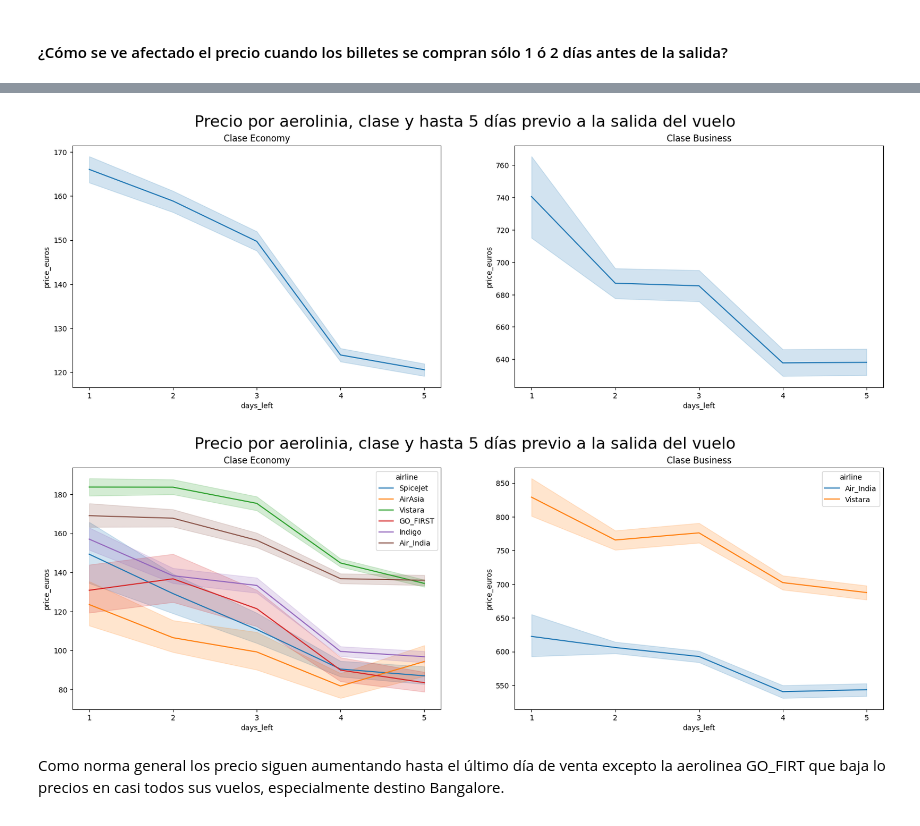
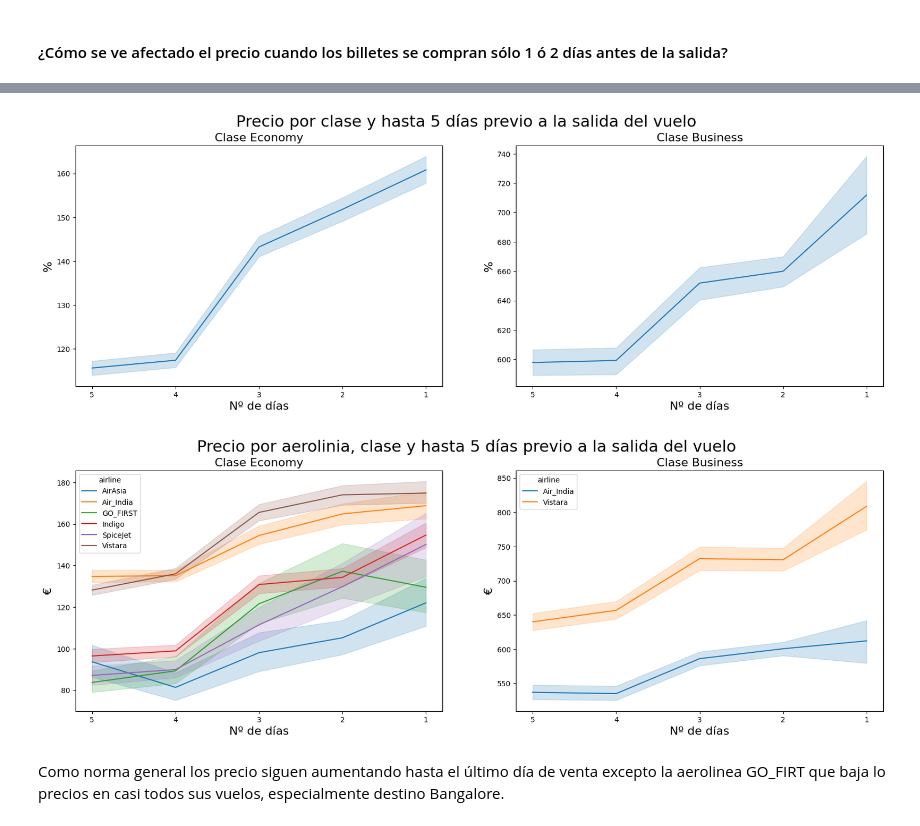
Before and after one commit to javlopsan/databootcamp, a Jupyter notebook: EDA/memoria_EDA.ipynb, the cells around one changed output, grey strips where cells are left out. Saved outputs shown, nothing was run; the diff lists cells and outputs as text; code cells hidden in the pictures.

```diff
--- a/EDA/memoria_EDA.ipynb
+++ b/EDA/memoria_EDA.ipynb
@@ -160,0 +211,21 @@ df.head(5)
+# %%
+# Creamos el campo price_euros
+df['price_euros']=df['price']/88
+# %%
+# damos orden a los horarios de salidas y llegadas
+
+turnos=[ 'Early_Morning', 'Morning','Afternoon', 'Evening', 'Night',
+       'Late_Night']
+
+rt=list(enumerate(turnos))
+orden_turnos=[]
+for i in range(len(rt)):
+       orden_turnos.append(str(rt[i][0]+1)+'-'+str(rt[i][1]))
+orden_turnos
+
+dict_turnos = dict(zip(turnos, orden_turnos))
+df['departure_time']=df['departure_time'].replace(dict_turnos)
+
+df['arrival_time']=df['arrival_time'].replace(dict_turnos)
+
+df.head()
@@ -160,0 +282,4 @@ df.head(5)
+# %%
+
+df=df.groupby(['airline', 'flight', 'source_city', 'departure_time', 'stops','arrival_time', 'destination_city', 'class', 'days_left'],as_index=False)['price_euros'].min()
+df.shape
@@ -217,26 +384,43 @@ ax[1].set(title="Clase Business");
 # %%
+temp=df[df['days_left']<6].loc[:,('days_left','class','price_euros')]
+
 
 fig,ax=plt.subplots(1,2,figsize=(20,6))
-g1=sns.lineplot(x='days_left',y='price_euros',data=df[(df['days_left']<6) & (df['class']=='Economy')],ax=ax[0])
-g2=sns.lineplot(x='days_left',y='price_euros',data=df[(df['days_left']<6) & (df['class']=='Business')],ax=ax[1])
-fig.suptitle("Precio por aerolinia, clase y hasta 5 días previo a la salida del vuelo",fontsize=22)
-ax[0].set(title="Clase Economy")
-ax[1].set(title="Clase Business")
+g1=sns.lineplot(x='days_left',y='price_euros',data=temp[temp['class']=='Economy'],ax=ax[0])
+g2=sns.lineplot(x='days_left',y='price_euros',data=temp[temp['class']=='Business'],ax=ax[1])
+fig.suptitle("Precio por clase y hasta 5 días previo a la salida del vuelo",fontsize=22)
+ax[0].set_title("Clase Economy",fontsize=16)
+ax[1].set_title("Clase Business",fontsize=16)
+ax[0].set_ylabel('%',fontsize=16)
+ax[1].set_ylabel('%',fontsize=16)
+ax[0].set_xlabel('Nº de días',fontsize=16)
+ax[1].set_xlabel('Nº de días',fontsize=16)
 ax[0].set(xticks=([1,2,3,4,5]))
-ax[1].set(xticks=([1,2,3,4,5]));
+ax[1].set(xticks=([1,2,3,4,5]))
+g1.invert_xaxis()
+g2.invert_xaxis();
 # %% [output]
-[figure, old version]
+[figure, new version]
 # %%
+temp=df[df['days_left']<6].loc[:,('days_left','airline','class','price_euros')]
+
+
 fig,ax=plt.subplots(1,2,figsize=(20,6))
-g1=sns.lineplot(x='days_left',y='price_euros',data=df[(df['days_left']<6) & (df['class']=='Economy')],hue='airline',ax=ax[0])
-g2=sns.lineplot(x='days_left',y='price_euros',data=df[(df['days_left']<6) & (df['class']=='Business')],hue='airline',ax=ax[1])
+g1=sns.lineplot(x='days_left',y='price_euros',data=temp[temp['class']=='Economy'],hue='airline',ax=ax[0])
+g2=sns.lineplot(x='days_left',y='price_euros',data=temp[temp['class']=='Business'],hue='airline',ax=ax[1])
 fig.suptitle("Precio por aerolinia, clase y hasta 5 días previo a la salida del vuelo",fontsize=22)
-ax[0].set(title="Clase Economy")
-ax[1].set(title="Clase Business")
+ax[0].set_title("Clase Economy",fontsize=16)
+ax[1].set_title("Clase Business",fontsize=16)
+ax[0].set_ylabel('€',fontsize=16)
+ax[1].set_ylabel('€',fontsize=16)
+ax[0].set_xlabel('Nº de días',fontsize=16)
+ax[1].set_xlabel('Nº de días',fontsize=16)
 ax[0].set(xticks=([1,2,3,4,5]))
-ax[1].set(xticks=([1,2,3,4,5]));
+ax[1].set(xticks=([1,2,3,4,5]))
+g1.invert_xaxis()
+g2.invert_xaxis();
 # %% [output]
-[figure, old version]
+[figure, new version]
 # %% [markdown]
 Como norma general los precio siguen aumentando hasta el último día de venta excepto la aerolinea GO_FIRT que baja lo precios en casi todos sus vuelos, especialmente destino Bangalore.
 # %%
```
Also changed, not shown: parts of 51 cells of this notebook, 2 other files.
